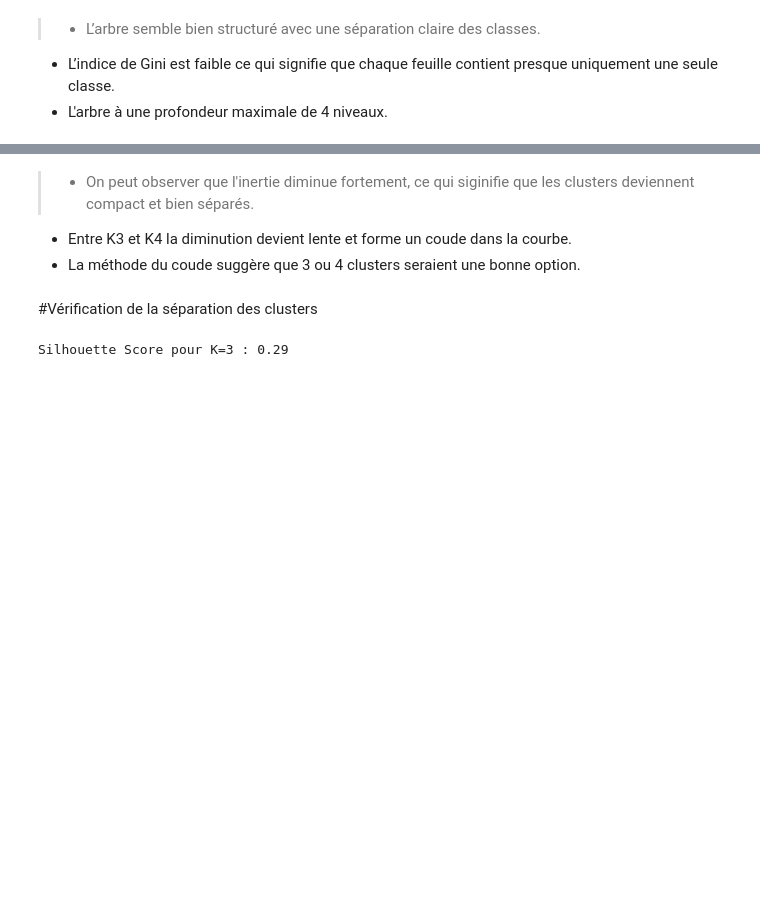
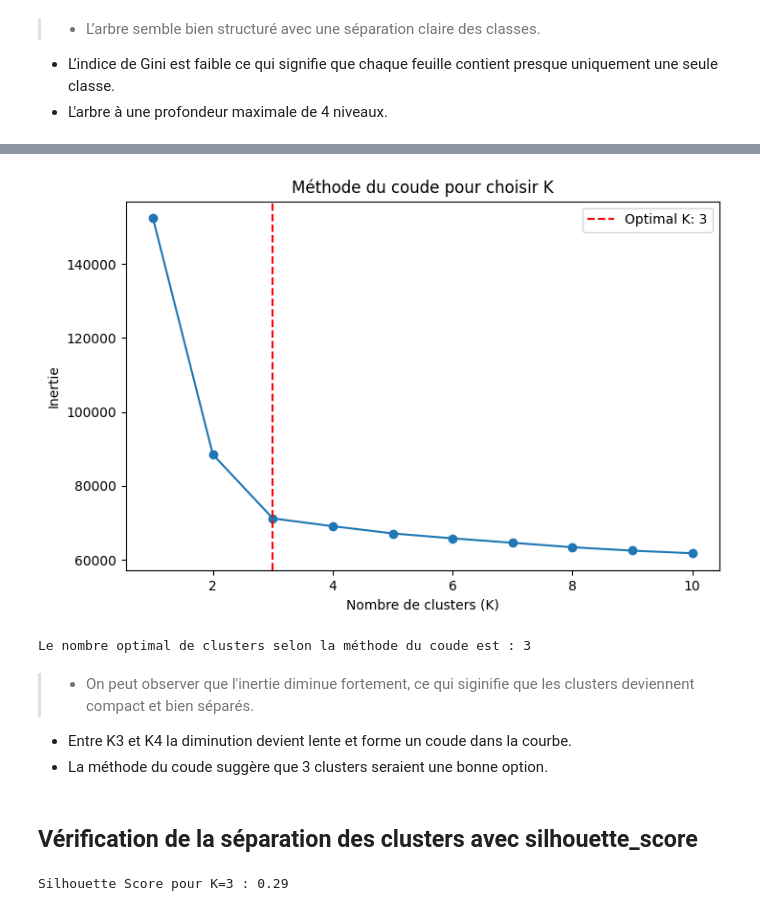
Before and after one commit to Hajaarh/health_state_classifier, a Jupyter notebook: health_state_ml.ipynb, the cells around one changed output, grey strips where cells are left out. Saved outputs shown, nothing was run; the diff lists cells and outputs as text; code cells hidden in the pictures; blank space fills up the shorter version.

```diff
--- a/health_state_ml.ipynb
+++ b/health_state_ml.ipynb
@@ -250,9 +328,40 @@ plt.show()
+# %%
+from kneed import KneeLocator
+
+# Définition de la plage de K
+k_range = range(1, 11)
+inertias = []
+
+# Calcul des inerties pour chaque K
+for k in k_range:
+    kmeans = KMeans(n_clusters=k, random_state=42, n_init=10)
+    kmeans.fit(X_train)
+    inertias.append(kmeans.inertia_)
+
+# Trouver le coude automatiquement
+knee_locator = KneeLocator(k_range, inertias, curve='convex', direction='decreasing')
+optimal_k = knee_locator.knee
+
+# Affichage du résultat
+plt.figure(figsize=(8,5))
+plt.plot(k_range, inertias, marker='o', linestyle='-')
+plt.xlabel("Nombre de clusters (K)")
+plt.ylabel("Inertie")
+plt.title("Méthode du coude pour choisir K")
+plt.axvline(optimal_k, color='r', linestyle='--', label=f"Optimal K: {optimal_k}")
+plt.legend()
+plt.show()
+
+print(f"Le nombre optimal de clusters selon la méthode du coude est : {optimal_k}")
+# %% [output]
+[figure, added]
+Le nombre optimal de clusters selon la méthode du coude est : 3
 # %% [markdown]
 > * On peut observer que l'inertie diminue fortement, ce qui siginifie que les clusters deviennent compact et bien séparés.
 * Entre K3 et K4 la diminution devient lente et forme un coude dans la courbe.
-* La méthode du coude suggère que 3 ou 4 clusters seraient une bonne option.
+* La méthode du coude suggère que 3 clusters seraient une bonne option.
 # %% [markdown]
-#Vérification de la séparation des clusters
+## Vérification de la séparation des clusters avec silhouette_score
 # %%
 from sklearn.metrics import silhouette_score
 
```
Also changed, not shown: parts of 37 cells of this notebook.
